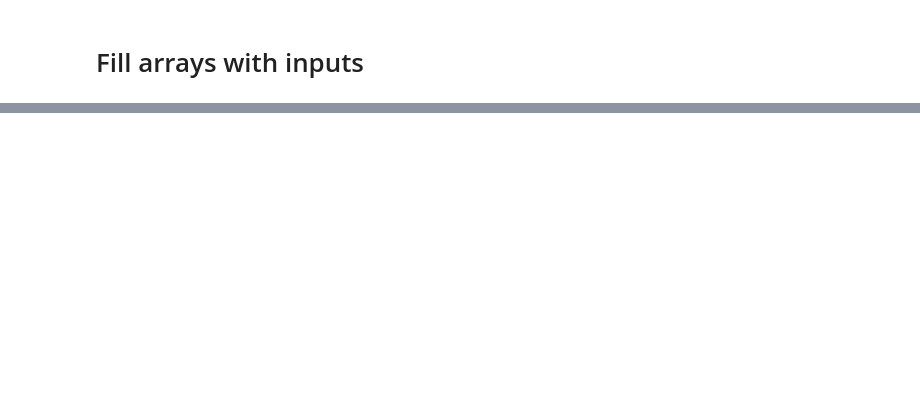
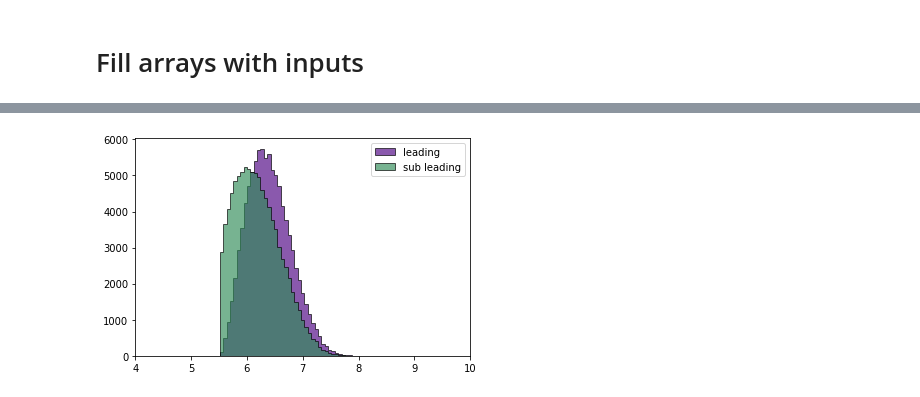
Before and after one commit to russbate42/HH4B_Mass_Regression, a Jupyter notebook: mass_regression/mass_regression.ipynb, the cells around one changed output, grey strips where cells are left out. Drawn from its saved outputs; the diff is of its cells as text; code cells hidden in the pictures; blank space fills up the shorter version.

```diff
--- a/mass_regression/mass_regression.ipynb
+++ b/mass_regression/mass_regression.ipynb
@@ -259,0 +280,12 @@ Epoch 10/10
+# %%
+logPt_bins = np.linspace(4,10,100,endpoint=True)
+
+plt.hist(np.log(X[:,1]), bins=logPt_bins, label='leading', alpha=.65, color='indigo',
+        edgecolor='black', histtype='stepfilled')
+plt.hist(np.log(X[:,5]), bins=logPt_bins, label='sub leading', alpha=.65,
+         color='seagreen', edgecolor='black', histtype='stepfilled')
+plt.xlim(4, np.max(logPt_bins))
+plt.legend()
+plt.show()
+# %% [output]
+[figure, added]
```
Also changed, not shown: parts of 36 cells of this notebook.
